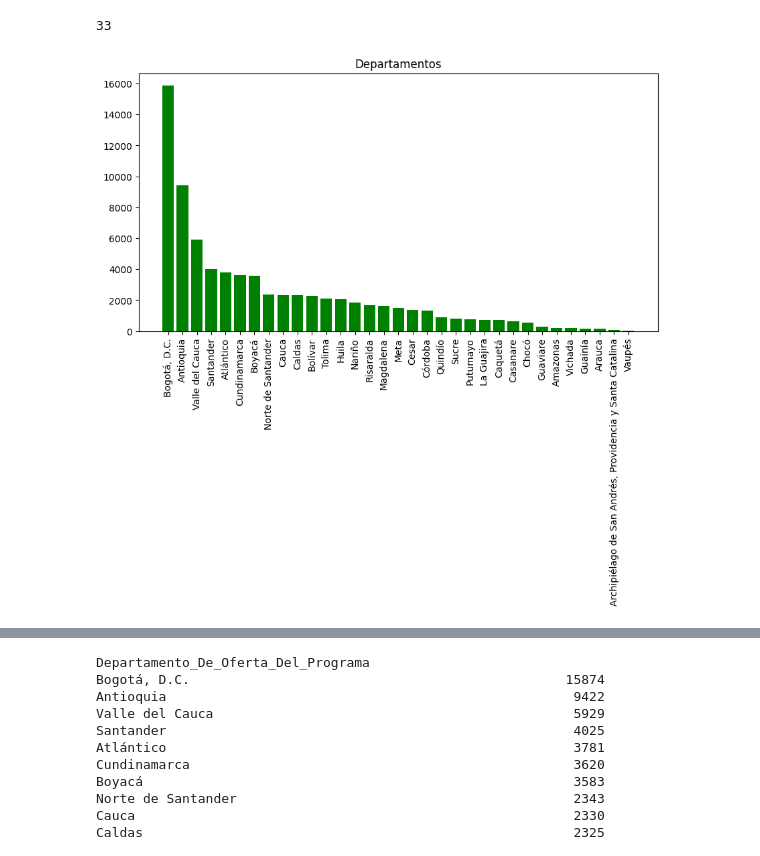
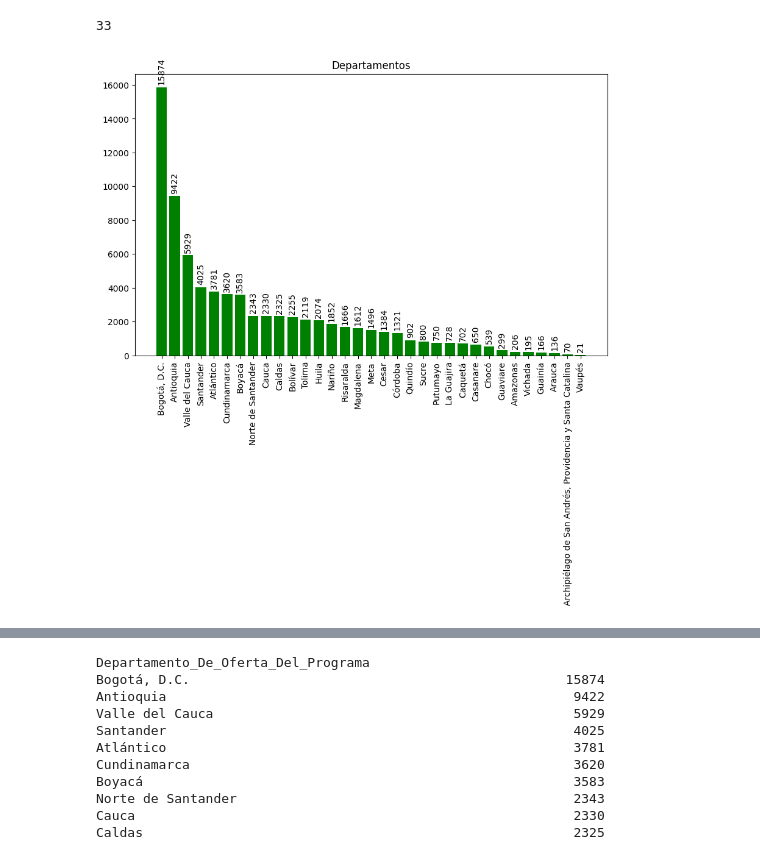
Before and after one commit to jhoanmoreno-94/Matriculas_2024, a Jupyter notebook: prueba_matri.ipynb, the cells around one changed output, grey strips where cells are left out. Saved outputs shown, nothing was run; the diff lists cells and outputs as text; code cells hidden in the pictures.

```diff
--- a/prueba_matri.ipynb
+++ b/prueba_matri.ipynb
@@ -385,11 +385,13 @@ df['Departamento_De_Oferta_Del_Programa'].nunique()
 import matplotlib.pyplot as plt
 import seaborn as sns
 # %%
-plt.figure(figsize=(10,5))
-plt.bar(df['Departamento_De_Oferta_Del_Programa'].value_counts().index, df['Departamento_De_Oferta_Del_Programa'].value_counts().values,
+plt.figure(figsize=(10,6))
+barras = plt.bar(df['Departamento_De_Oferta_Del_Programa'].value_counts().index, df['Departamento_De_Oferta_Del_Programa'].value_counts().values,
         label='Departamento', color='green')
 plt.title('Departamentos')
 plt.xticks(rotation=90)
+plt.bar_label(barras, rotation=90, padding=3)
+#plt.tight_layout()
 plt.show()
 # %% [output]
-[figure, old version]
+[figure, new version]
```
Also changed, not shown: parts of 3 cells of this notebook.
